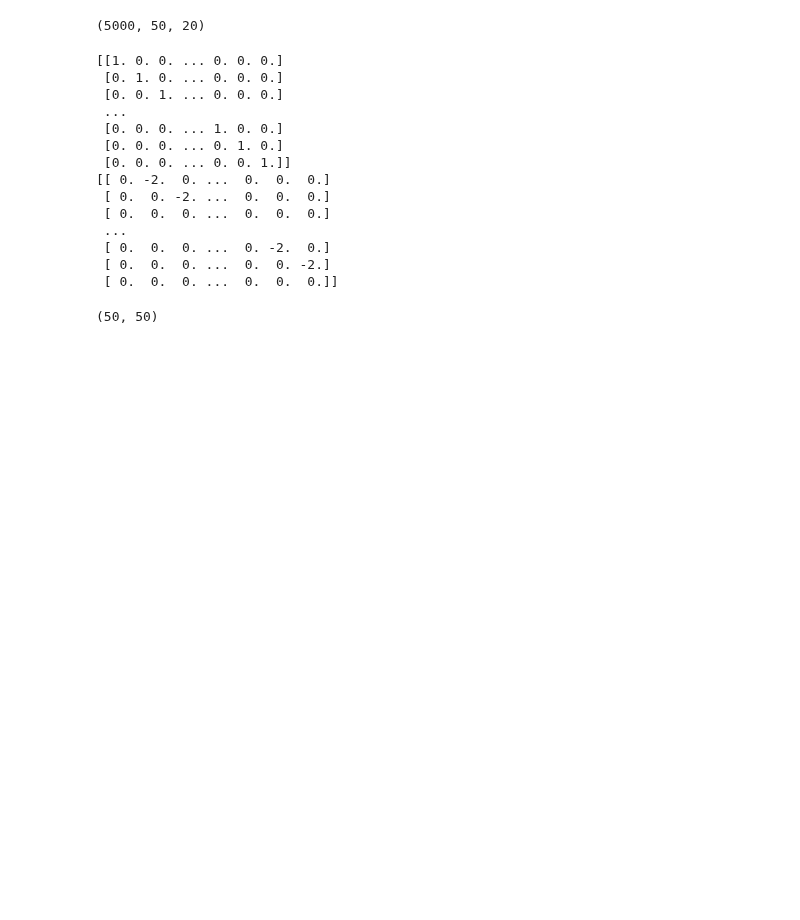
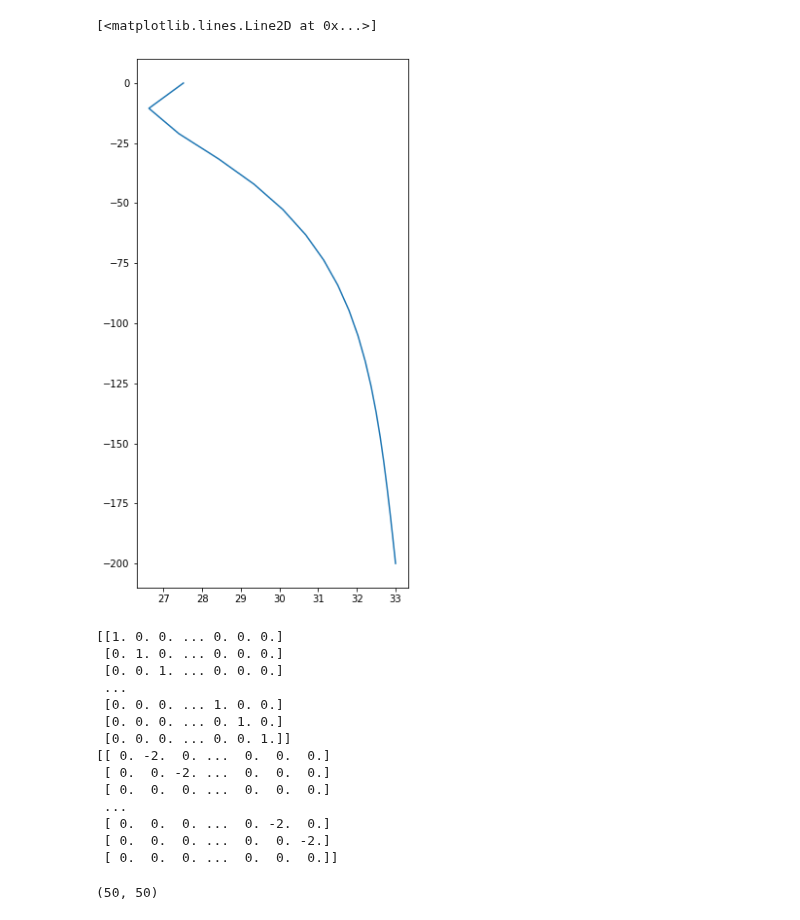
Before and after one commit to krobinson99/EOSC511Project, a Jupyter notebook: DiffusionModel.ipynb, the cells around one changed output. Drawn from its saved outputs; the diff is of its cells as text; code cells hidden in the pictures; blank space fills up the shorter version.

```diff
--- a/DiffusionModel.ipynb
+++ b/DiffusionModel.ipynb
@@ -90,7 +83,14 @@ plt.savefig('SinksDiffusion.pdf')
-# %%
-C.shape
-# %% [output]
-(5000, 50, 20)
+# %%
+dz=D/(ngridz-1)
+dx = L/(ngridx-1)
+
+plt.figure(figsize=(5,10))
+plt.plot(S[-1,int(7e3/dx),:],-z)
+
+#plt.axhline(y=-int(zz/dz)*dz)
+# %% [output]
+[<matplotlib.lines.Line2D at 0x...>]
+[figure, added]
 # %%
 # Create diagonal matrix:
 
```
Also changed, not shown: parts of 7 cells of this notebook, 3 other files.
